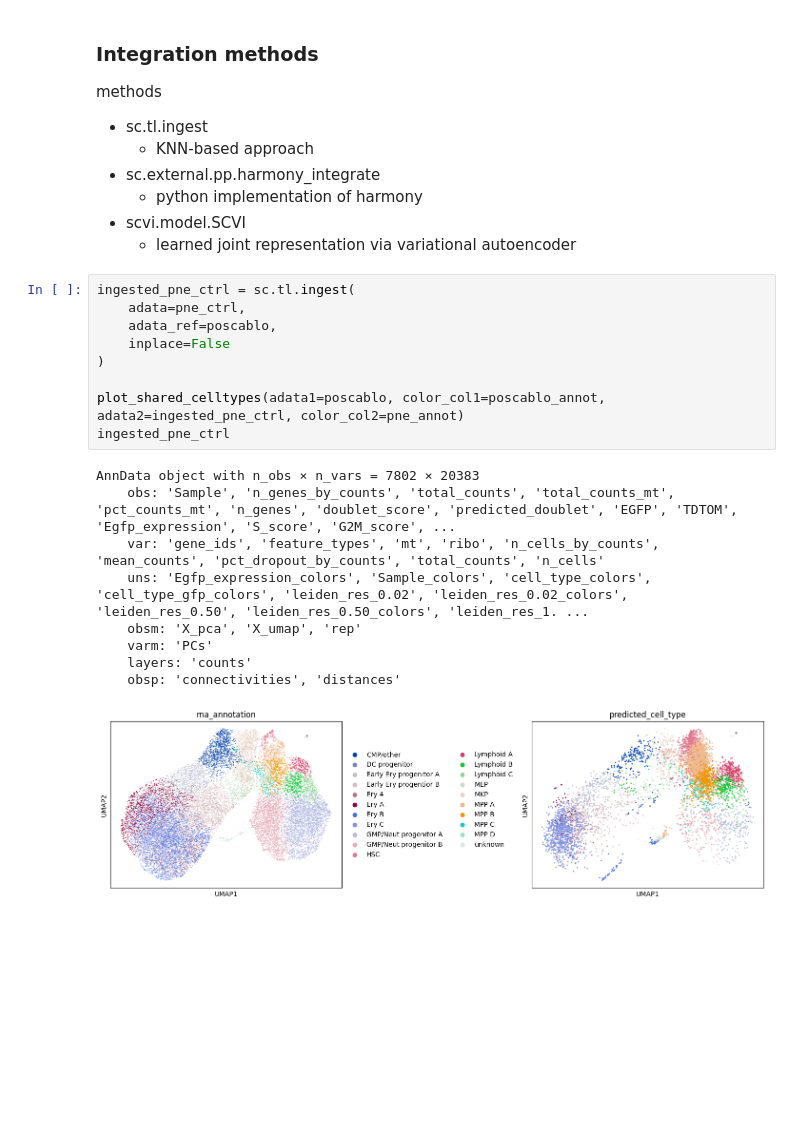
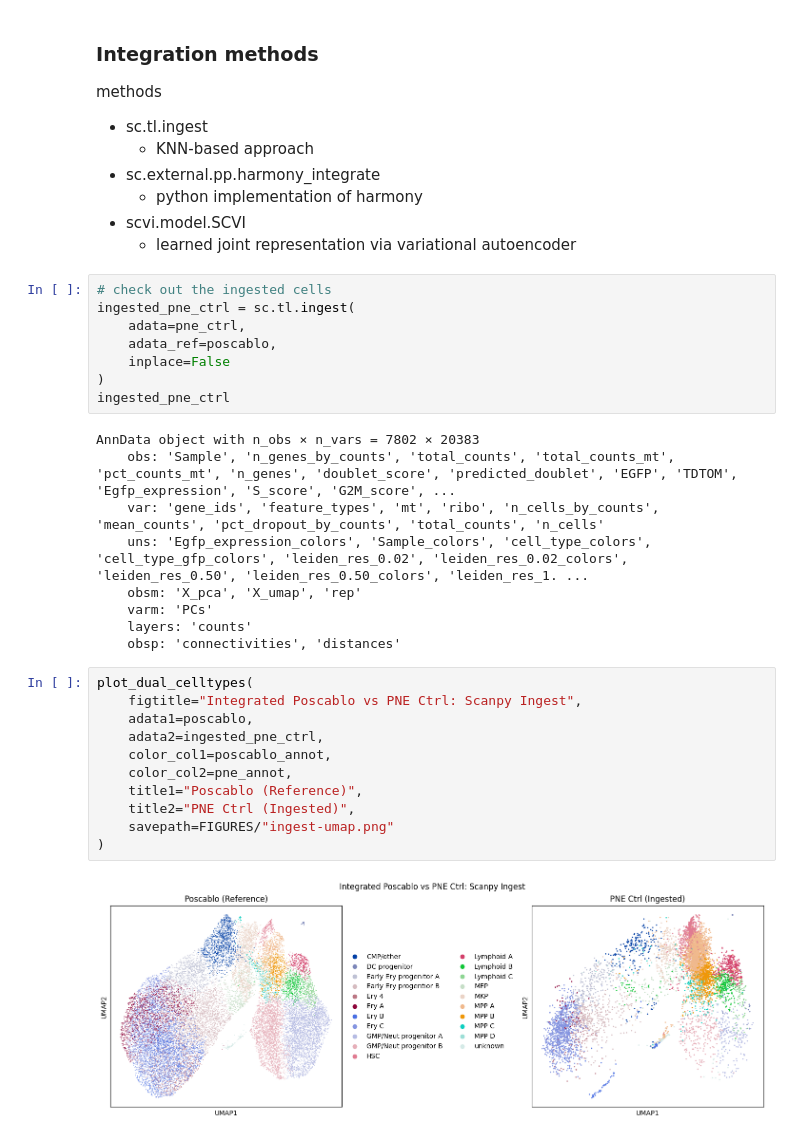
Before and after one commit to akash-pandit/age-analysis, a Jupyter notebook: notebooks/cluster-integrated-rna.ipynb, the cells around one changed output. Cells and saved outputs as stored; diff of their text form; blank space fills up the shorter version.

```diff
--- a/notebooks/cluster-integrated-rna.ipynb
+++ b/notebooks/cluster-integrated-rna.ipynb
@@ -145,13 +149,12 @@ methods
 - scvi.model.SCVI
     - learned joint representation via variational autoencoder
 # %%
+# check out the ingested cells
 ingested_pne_ctrl = sc.tl.ingest(
     adata=pne_ctrl,
     adata_ref=poscablo,
     inplace=False
 )
-
-plot_shared_celltypes(adata1=poscablo, color_col1=poscablo_annot, adata2=ingested_pne_ctrl, color_col2=pne_annot)
 ingested_pne_ctrl
 # %% [output]
 AnnData object with n_obs × n_vars = 7802 × 20383
@@ -162,7 +165,19 @@ AnnData object with n_obs × n_vars = 7802 × 20383
     varm: 'PCs'
     layers: 'counts'
     obsp: 'connectivities', 'distances'
-[figure, removed]
+# %%
+plot_dual_celltypes(
+    figtitle="Integrated Poscablo vs PNE Ctrl: Scanpy Ingest",
+    adata1=poscablo,
+    adata2=ingested_pne_ctrl,
+    color_col1=poscablo_annot,
+    color_col2=pne_annot,
+    title1="Poscablo (Reference)",
+    title2="PNE Ctrl (Ingested)",
+    savepath=FIGURES/"ingest-umap.png"
+)
+# %% [output]
+[figure, added]
 # %%
 joint_adata = sc.concat(adatas=[poscablo, pne_ctrl])
 assert len(joint_adata) == len(poscablo) + len(pne_ctrl)  # no shared cell labels were used
```
Also changed, not shown: parts of 9 cells of this notebook, 5 other files.
